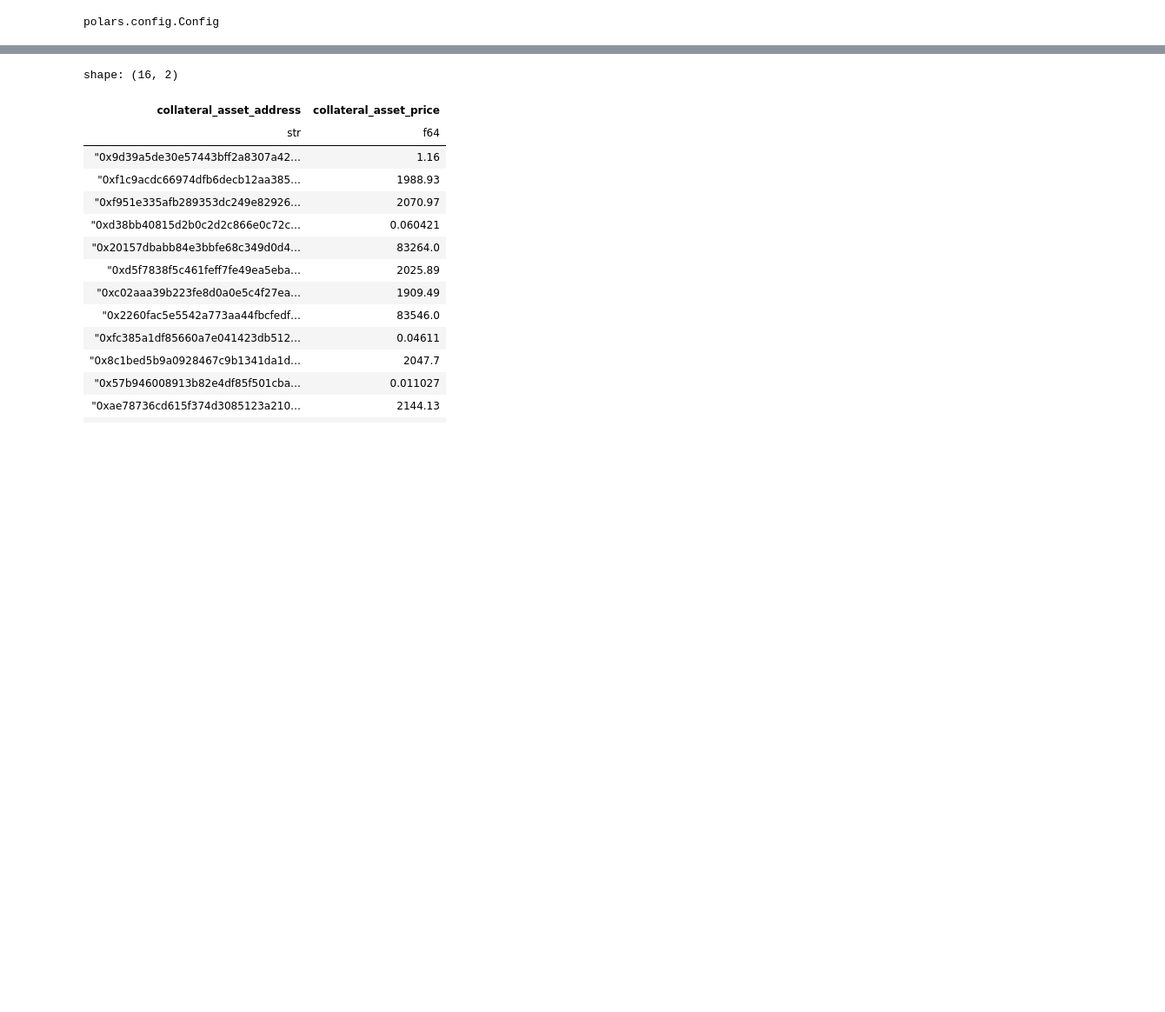
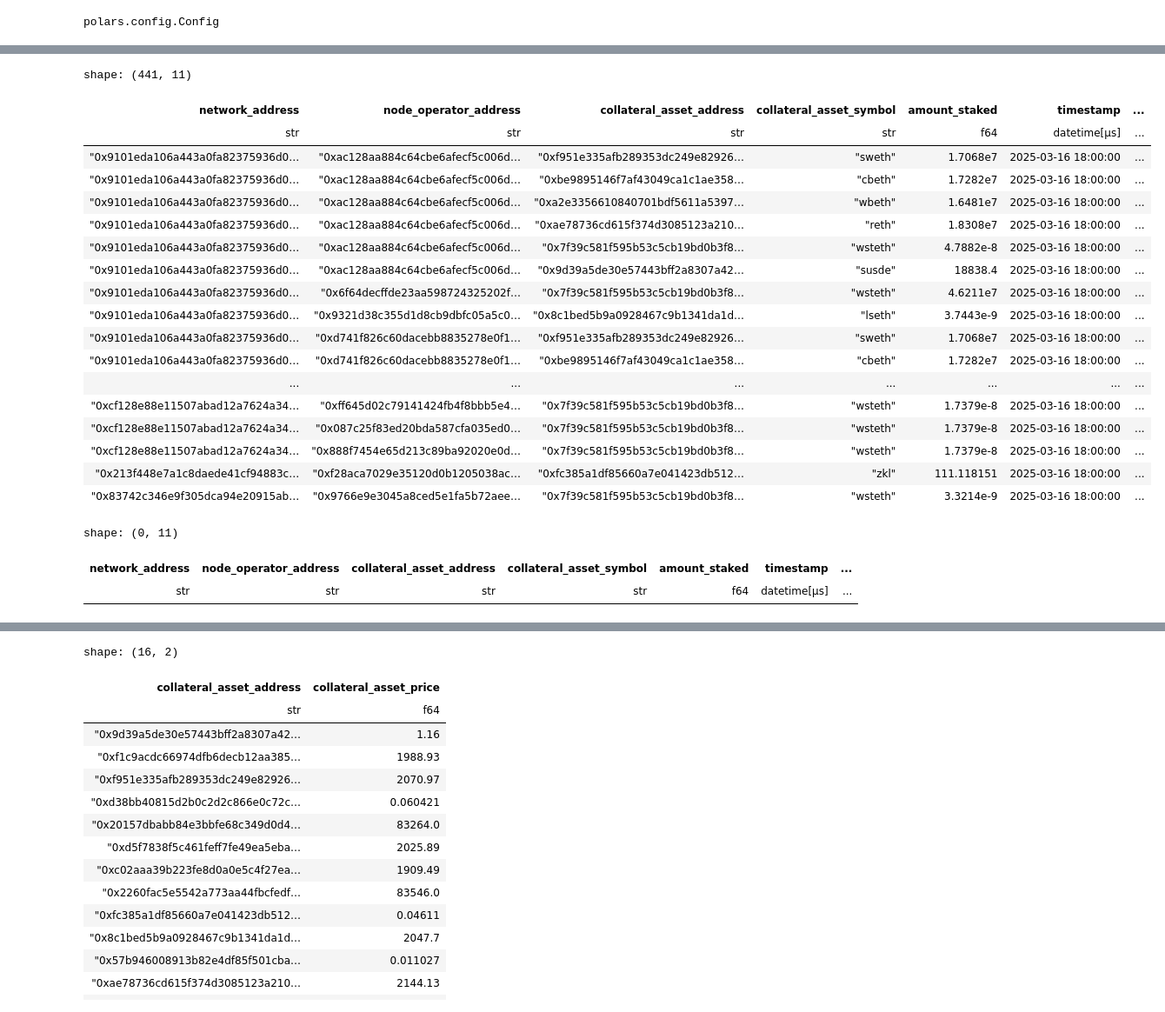
Before and after one commit to CarvasDeltaY/symbiotic-dashboard, a Jupyter notebook: main.ipynb, the cells around one changed output, grey strips where cells are left out. Shown at 87% size. Cells and saved outputs as stored; diff of their text form; code cells hidden in the pictures; blank space fills up the shorter version.

```diff
--- a/main.ipynb
+++ b/main.ipynb
@@ -16,7 +16,7 @@ df_operators = await get_operators()
 df_networks = await get_networks()
 #df_vaults = await get_vaults()
 
-df_staking_data = get_staking_data("python symb.py nets")
+#df_staking_data = get_staking_data("python symb.py nets")
 
 # Get unique addresses
 unique_price_list = df_staking_data["collateral_asset_address"].unique().to_list()
@@ -29,12 +29,12 @@ for batch in batched(unique_price_list, 5):  # Batch size of 5
     price_results.append(await get_prices(contract_addresses_string))
 
 # Convert the list of results into a Polars DataFrame
-prices = pl.concat(price_results)
+#prices = pl.concat(price_results)
 
-print(prices)
+#print(prices)
 
 df_staking_data = df_staking_data.with_columns(
-    pl.col("collateral_asset_address").lower().alias("collateral_asset_address")
+    pl.col("collateral_asset_address").str.to_lowercase().alias("collateral_asset_address")
 )
 
 df_staking_data = df_staking_data.join(
@@ -123,0 +101,14 @@ shape: (20, 2)
+# %%
+df_staking_data = df_staking_data.with_columns(
+    (pl.col("amount_staked") * pl.col("collateral_asset_price")).alias("amount_staked_usd")
+)
+# %%
+asset_decimals = 18
+max_amount_staked = 1_000_000_000
+
+df_staking_data = df_staking_data.with_columns(
+        pl.when(pl.col("amount_staked") > max_amount_staked)
+        .then(pl.col("amount_staked") / 10 ** asset_decimals)
+        .otherwise(pl.col("amount_staked"))
+        .alias("amount_staked")
+    )
@@ -123,0 +126,29 @@ shape: (20, 2)
+# %%
+temp = df_staking_data.filter(pl.col("amount_staked_usd").is_not_null())
+temp
+# %% [output]
+shape: (441, 11)
+| network_address | node_operator_address | collateral_asset_address | collateral_asset_symbol | amount_staked | timestamp | ... |
+| str | str | str | str | f64 | datetime[μs] | ... |
+| "0x9101eda106a443a0fa82375936d0… | "0xac128aa884c64cbe6afecf5c006d… | "0xf951e335afb289353dc249e82926… | "sweth" | 1.7068e7 | 2025-03-16 18:00:00 | ... |
+| "0x9101eda106a443a0fa82375936d0… | "0xac128aa884c64cbe6afecf5c006d… | "0xbe9895146f7af43049ca1c1ae358… | "cbeth" | 1.7282e7 | 2025-03-16 18:00:00 | ... |
+| "0x9101eda106a443a0fa82375936d0… | "0xac128aa884c64cbe6afecf5c006d… | "0xa2e3356610840701bdf5611a5397… | "wbeth" | 1.6481e7 | 2025-03-16 18:00:00 | ... |
+| "0x9101eda106a443a0fa82375936d0… | "0xac128aa884c64cbe6afecf5c006d… | "0xae78736cd615f374d3085123a210… | "reth" | 1.8308e7 | 2025-03-16 18:00:00 | ... |
+| "0x9101eda106a443a0fa82375936d0… | "0xac128aa884c64cbe6afecf5c006d… | "0x7f39c581f595b53c5cb19bd0b3f8… | "wsteth" | 4.7882e-8 | 2025-03-16 18:00:00 | ... |
+| "0x9101eda106a443a0fa82375936d0… | "0xac128aa884c64cbe6afecf5c006d… | "0x9d39a5de30e57443bff2a8307a42… | "susde" | 18838.4 | 2025-03-16 18:00:00 | ... |
+| "0x9101eda106a443a0fa82375936d0… | "0x6f64decffde23aa598724325202f… | "0x7f39c581f595b53c5cb19bd0b3f8… | "wsteth" | 4.6211e7 | 2025-03-16 18:00:00 | ... |
+| "0x9101eda106a443a0fa82375936d0… | "0x9321d38c355d1d8cb9dbfc05a5c0… | "0x8c1bed5b9a0928467c9b1341da1d… | "lseth" | 3.7443e-9 | 2025-03-16 18:00:00 | ... |
+| "0x9101eda106a443a0fa82375936d0… | "0xd741f826c60dacebb8835278e0f1… | "0xf951e335afb289353dc249e82926… | "sweth" | 1.7068e7 | 2025-03-16 18:00:00 | ... |
+| "0x9101eda106a443a0fa82375936d0… | "0xd741f826c60dacebb8835278e0f1… | "0xbe9895146f7af43049ca1c1ae358… | "cbeth" | 1.7282e7 | 2025-03-16 18:00:00 | ... |
+| ... | ... | ... | ... | ... | ... | ... |
+| "0xcf128e88e11507abad12a7624a34… | "0xff645d02c79141424fb4f8bbb5e4… | "0x7f39c581f595b53c5cb19bd0b3f8… | "wsteth" | 1.7379e-8 | 2025-03-16 18:00:00 | ... |
+| "0xcf128e88e11507abad12a7624a34… | "0x087c25f83ed20bda587cfa035ed0… | "0x7f39c581f595b53c5cb19bd0b3f8… | "wsteth" | 1.7379e-8 | 2025-03-16 18:00:00 | ... |
+| "0xcf128e88e11507abad12a7624a34… | "0x888f7454e65d213c89ba92020e0d… | "0x7f39c581f595b53c5cb19bd0b3f8… | "wsteth" | 1.7379e-8 | 2025-03-16 18:00:00 | ... |
+| "0x213f448e7a1c8daede41cf94883c… | "0xf28aca7029e35120d0b1205038ac… | "0xfc385a1df85660a7e041423db512… | "zkl" | 111.118151 | 2025-03-16 18:00:00 | ... |
+| "0x83742c346e9f305dca94e20915ab… | "0x9766e9e3045a8ced5e1fa5b72aee… | "0x7f39c581f595b53c5cb19bd0b3f8… | "wsteth" | 3.3214e-9 | 2025-03-16 18:00:00 | ... |
+# %%
+df_staking_data.filter(pl.col("collateral_asset_price").is_null())
+# %% [output]
+shape: (0, 11)
+| network_address | node_operator_address | collateral_asset_address | collateral_asset_symbol | amount_staked | timestamp | ... |
+| str | str | str | str | f64 | datetime[μs] | ... |
```
Also changed, not shown: parts of 5 cells of this notebook, 1 other file.
